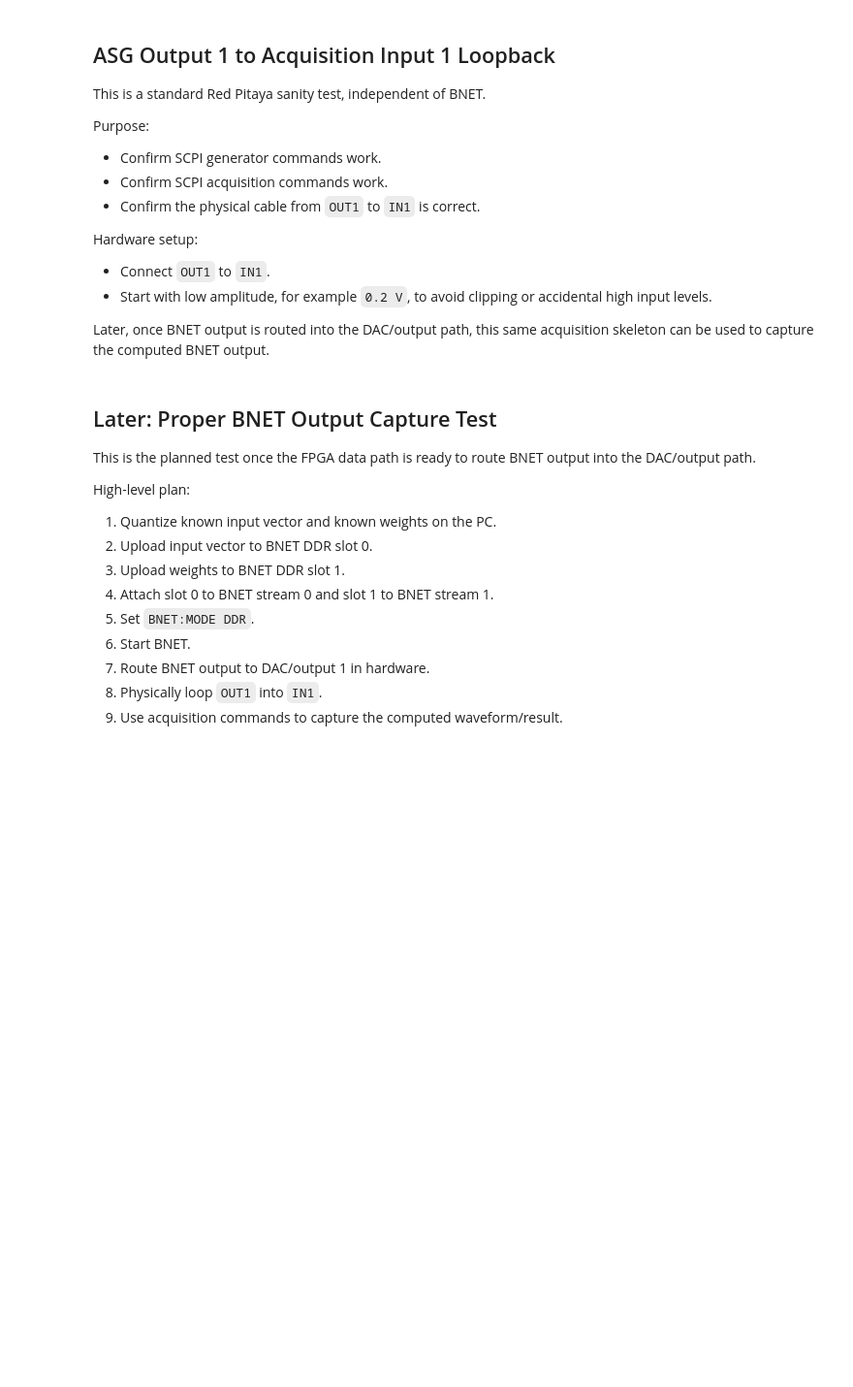
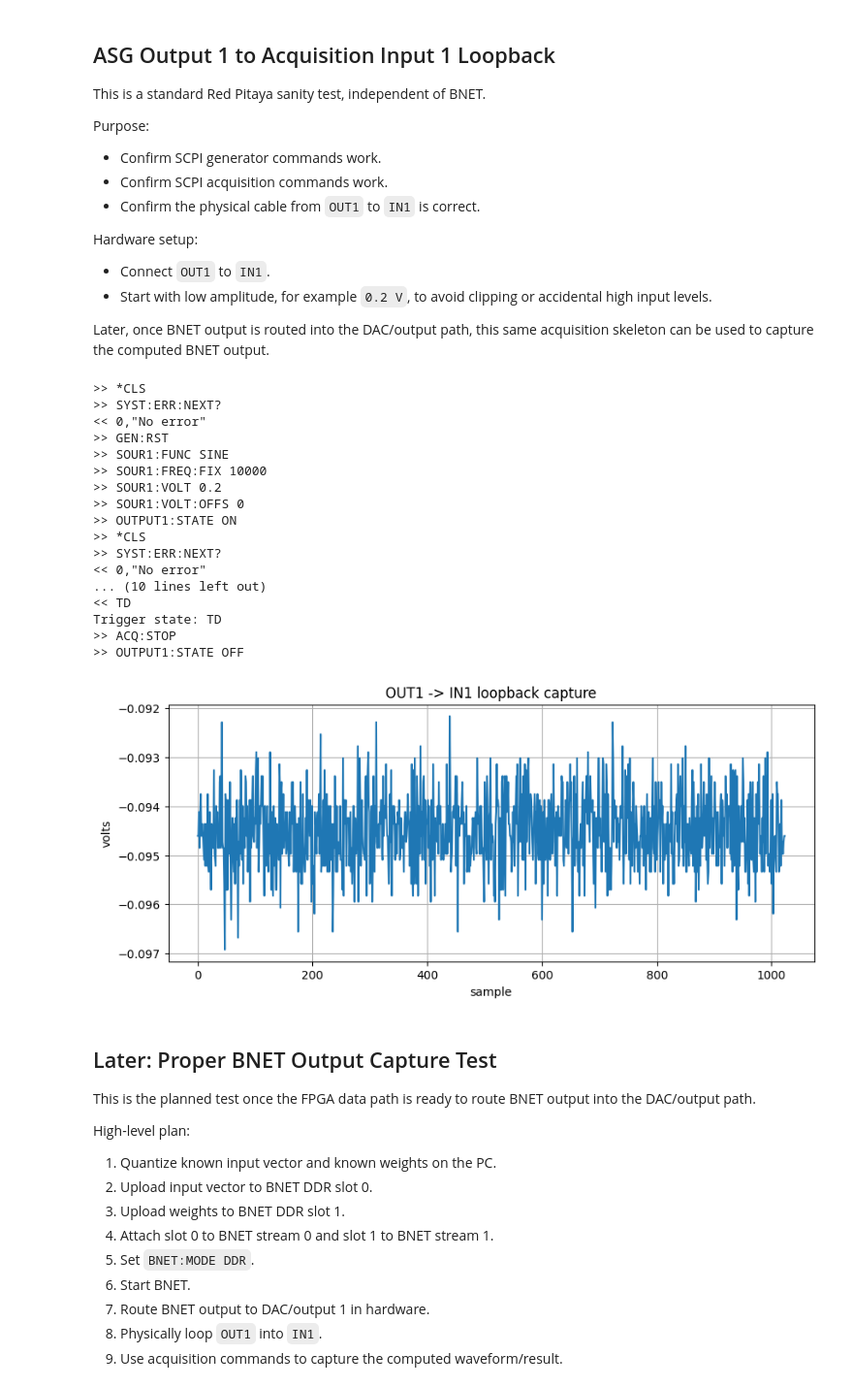
Before and after one commit to khuang1218/RedPitaya_app, a Jupyter notebook: scpi-tests/ddr_bnet_test.ipynb, the cells around one changed output. Shown at 97% size. Saved outputs shown, nothing was run; the diff lists cells and outputs as text; code cells hidden in the pictures; blank space fills up the shorter version.

```diff
--- a/scpi-tests/ddr_bnet_test.ipynb
+++ b/scpi-tests/ddr_bnet_test.ipynb
@@ -378,41 +464,60 @@ def acquire_input1_latest(samples: int = 1024) -> np.ndarray:
     # Get the newest samples from input channel 1.
     rp.tx_txt(f"ACQ:SOUR1:DATA:LATest:N? {samples}")
     data_text = rp.rx_txt()
     rp.check_error(stop=False)
     data = parse_scpi_ascii_array(data_text)
 
     cmd("ACQ:STOP")
     return data
 
 def asg_to_acq_loopback(freq_hz: float = 10_000, amplitude_v: float = 0.2, samples: int = 1024) -> np.ndarray:
     """Generate a sine on OUT1 and acquire it from IN1.
 
     This is not a BNET test yet. It is the analog I/O checkout that confirms
     the generator, acquisition, and OUT1-to-IN1 cable are all working.
     """
     clear_errors()
     cmd("GEN:RST")
 
     # Generator setup: produce a safe sine wave on output channel 1.
     cmd("SOUR1:FUNC SINE")
     cmd(f"SOUR1:FREQ:FIX {freq_hz}")
     cmd(f"SOUR1:VOLT {amplitude_v}")
     cmd("SOUR1:VOLT:OFFS 0")
     cmd("OUTPUT1:STATE ON")
 
     data = acquire_input1_latest(samples=samples)
     cmd("OUTPUT1:STATE OFF")
     return data
 
 # Uncomment when OUT1 is physically connected to IN1.
-# captured = asg_to_acq_loopback()
-# plt.figure(figsize=(10, 4))
-# plt.plot(captured)
-# plt.title("OUT1 -> IN1 loopback capture")
-# plt.xlabel("sample")
-# plt.ylabel("volts")
-# plt.grid(True)
-# plt.show()
+captured = asg_to_acq_loopback()
+plt.figure(figsize=(10, 4))
+plt.plot(captured)
+plt.title("OUT1 -> IN1 loopback capture")
+plt.xlabel("sample")
+plt.ylabel("volts")
+plt.grid(True)
+plt.show()
+# %% [output]
+>> *CLS
+>> SYST:ERR:NEXT?
+<< 0,"No error"
+>> GEN:RST
+>> SOUR1:FUNC SINE
+>> SOUR1:FREQ:FIX 10000
+>> SOUR1:VOLT 0.2
+>> SOUR1:VOLT:OFFS 0
+>> OUTPUT1:STATE ON
+>> *CLS
+>> SYST:ERR:NEXT?
+<< 0,"No error"
+... (10 lines left out)
+<< TD
+Trigger state: TD
+>> ACQ:STOP
+>> OUTPUT1:STATE OFF
+[figure, added]
 # %% [markdown]
 ## Later: Proper BNET Output Capture Test
 
```
Also changed, not shown: parts of 7 cells of this notebook.
